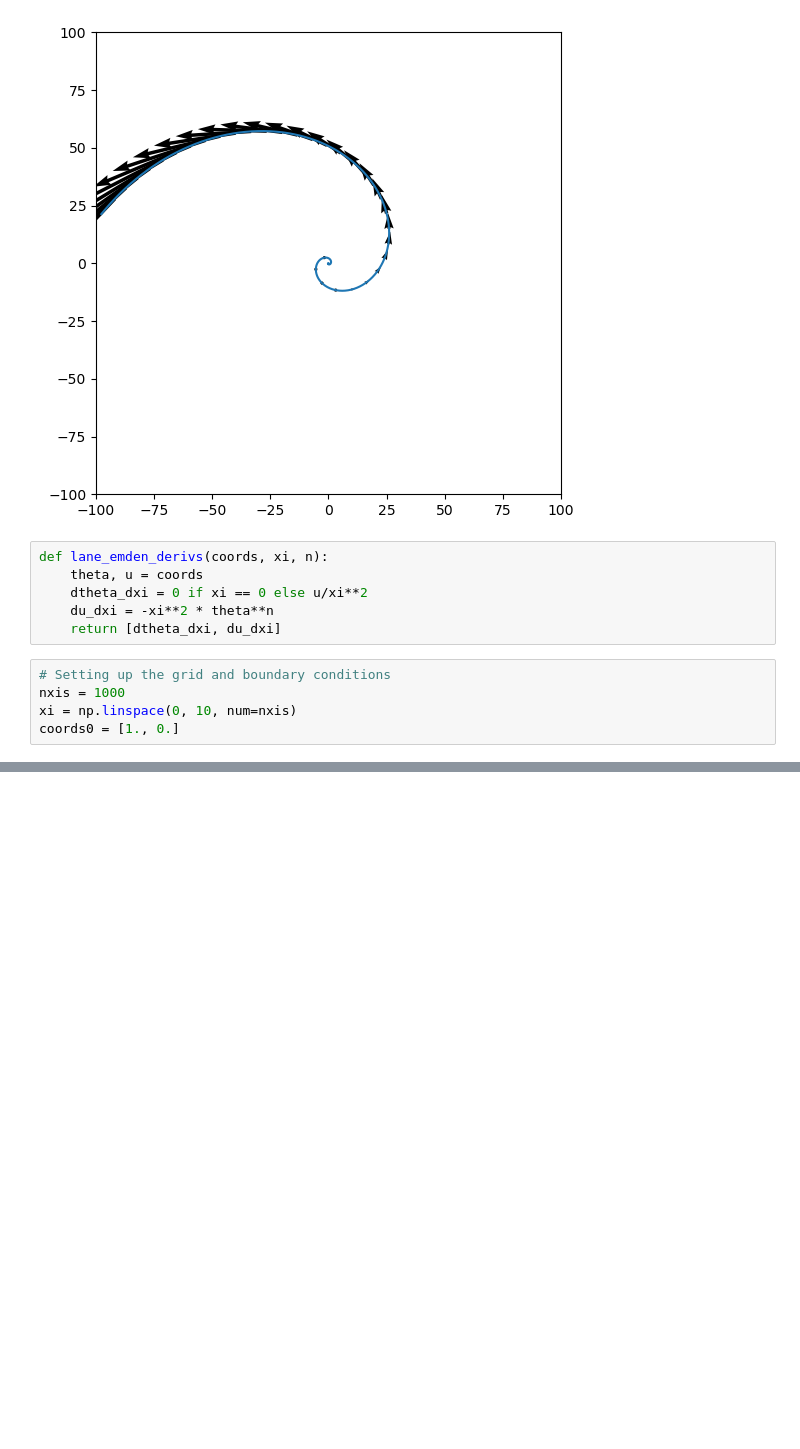
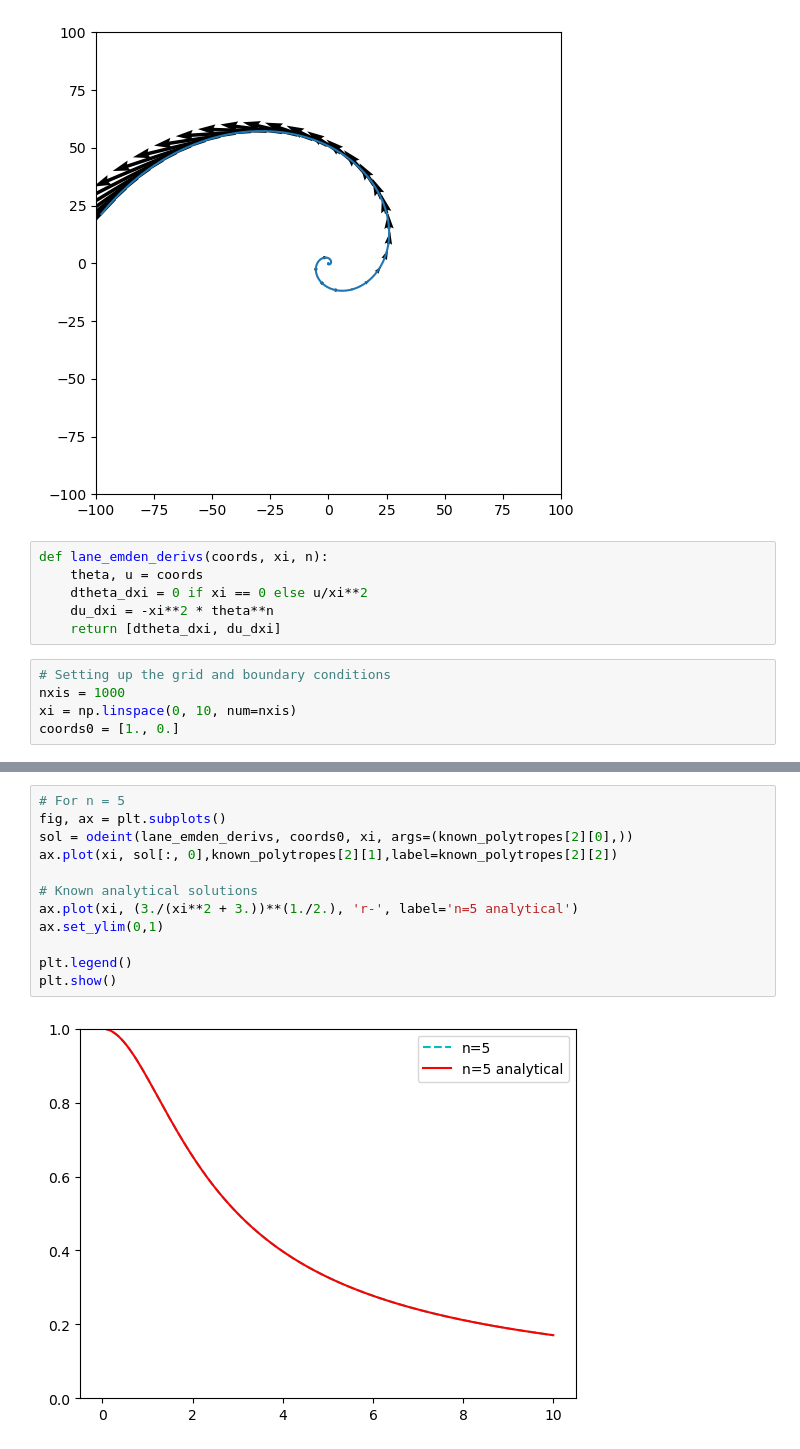
Before and after one commit to lordrick94/ASTR_204_Lordrick, a Jupyter notebook: PS3.ipynb, the cells around one changed output, grey strips where cells are left out. Drawn from its saved outputs; the diff is of its cells as text; blank space fills up the shorter version.

```diff
--- a/PS3.ipynb
+++ b/PS3.ipynb
@@ -68,3 +98,17 @@ coords0 = [1., 0.]
+# %%
+# For n = 5
+fig, ax = plt.subplots()
+sol = odeint(lane_emden_derivs, coords0, xi, args=(known_polytropes[2][0],))
+ax.plot(xi, sol[:, 0],known_polytropes[2][1],label=known_polytropes[2][2])
+
+# Known analytical solutions
+ax.plot(xi, (3./(xi**2 + 3.))**(1./2.), 'r-', label='n=5 analytical')
+ax.set_ylim(0,1)
+
+plt.legend()
+plt.show()
+# %% [output]
+[figure, added]
 # %%
 # Plotting solutions for various polytropic indices
 fig, ax = plt.subplots()
```
Also changed, not shown: parts of 5 cells of this notebook.
